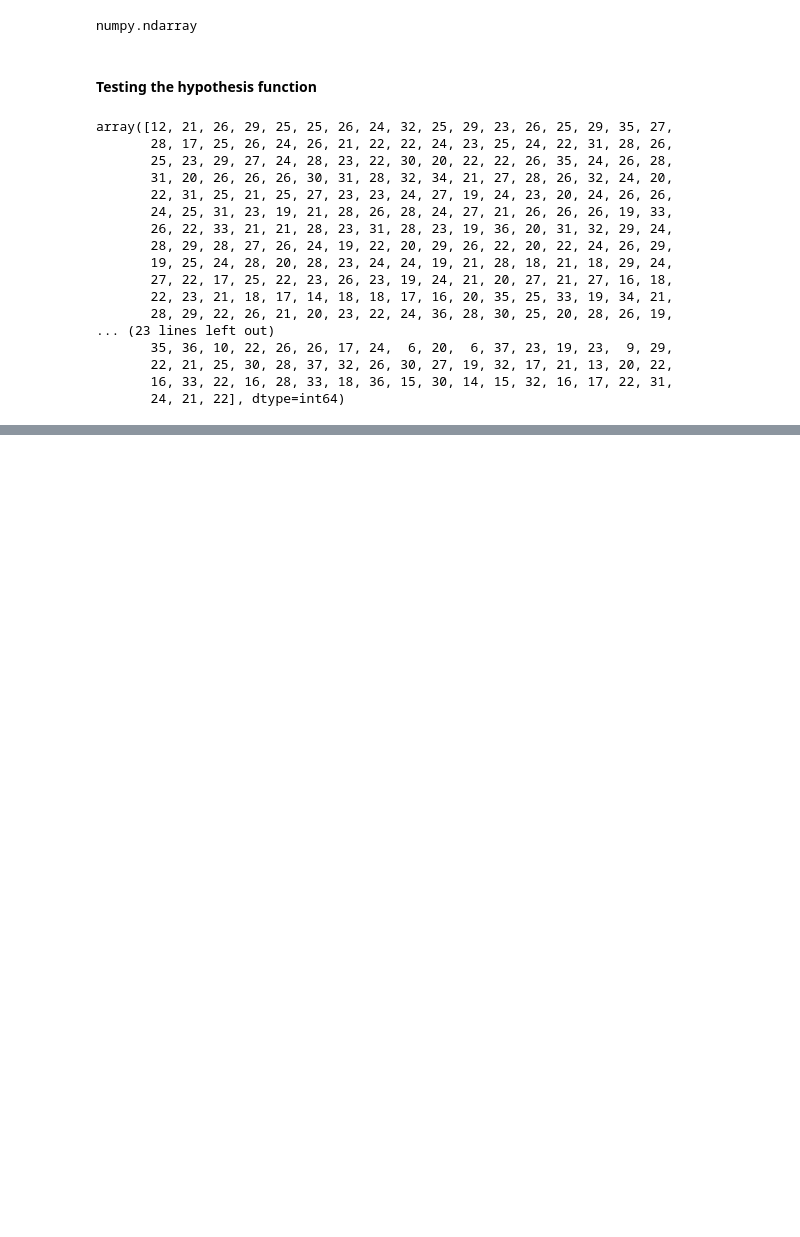
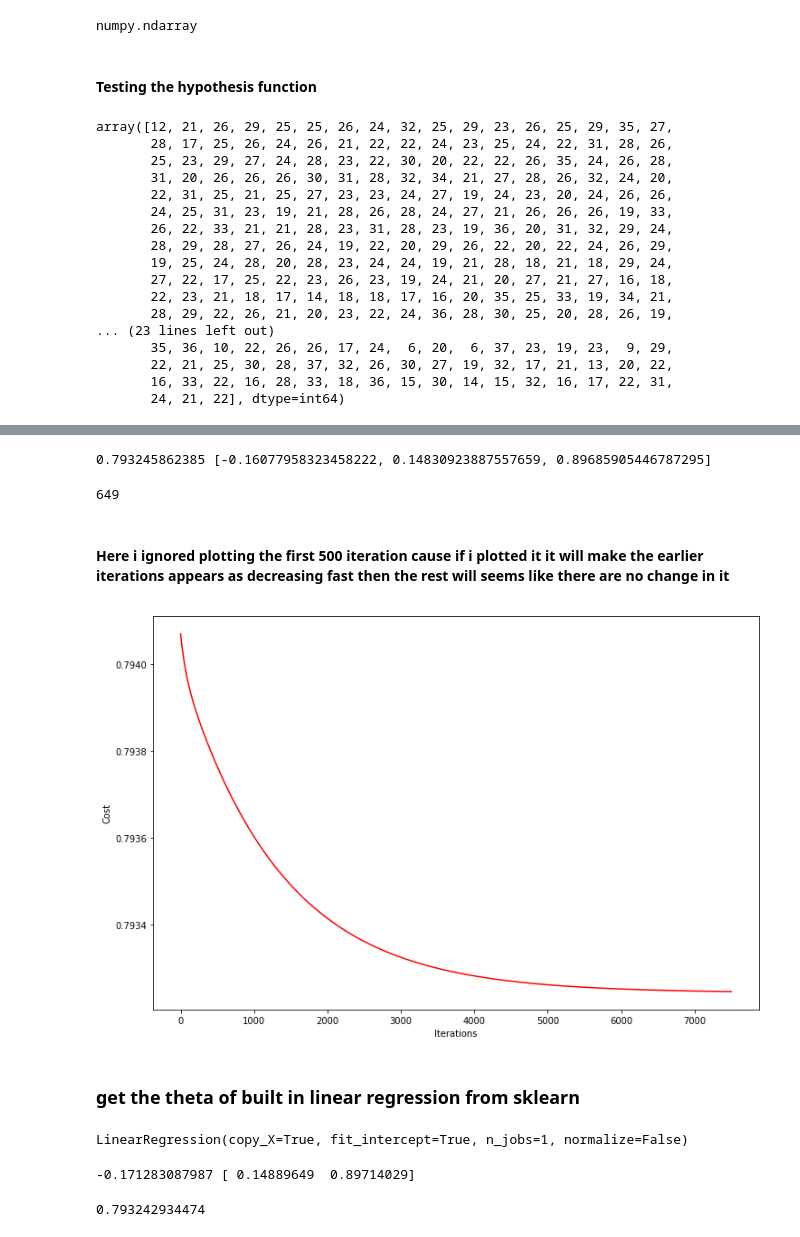
Before and after one commit to anasserhussien/ML, a Jupyter notebook: multivariate linear regression.ipynb, the cells around one changed output, grey strips where cells are left out. Cells and saved outputs as stored; diff of their text form; code cells hidden in the pictures; blank space fills up the shorter version.

Commit message:
gradient descent implemented and tested

```diff
--- a/multivariate linear regression.ipynb
+++ b/multivariate linear regression.ipynb
@@ -68,7 +68,7 @@ array([[ 1,  0, 11],
        [ 1, 10, 10],
        [ 1, 10, 11]], dtype=int64)
 # %%
-ground_truth_matrix = Y.values
+ground_truth_matrix = Y['G3'].as_matrix()
 type(ground_truth_matrix)
 # %% [output]
 numpy.ndarray
@@ -96,0 +119,31 @@ array([12, 21, 26, 29, 25, 25, 26, 24, 32, 25, 29, 23, 26, 25, 29, 35, 27,
+# %%
+def getGradient(X, Y, theta, alpha, num_iter):
+    cost_history = []
+    for i in xrange(num_iter):
+        H = getHypothesis(X, theta)
+        for j in xrange(len(theta)):
+            theta[j] = theta[j] - ( alpha * (sum((H-Y) * X[:,j])/len(Y)))
+        cost_history.append(getCost(X,Y,theta))
+    return theta, cost_history
+# %%
+(T, history) = getGradient( train_matrix, ground_truth_matrix, [0,0,0], .007, 8000)
+# %%
+print history[-1], T
+# %% [output]
+0.793245862385 [-0.16077958323458222, 0.14830923887557659, 0.89685905446787295]
+# %%
+len(train_matrix[:,0])
+# %% [output]
+649
+# %% [markdown]
+#### Here i ignored plotting the first 500 iteration cause if i plotted it it will make the earlier iterations appears as decreasing fast then the rest will seems like there are no change in it
+# %%
+fig, ax = plt.subplots(figsize=(12,8))
+ax.plot(xrange(8000-500),history[500:], 'r')
+ax.set_xlabel('Iterations')
+ax.set_ylabel('Cost')
+fig
+# %% [output]
+[figure, added]
+# %% [markdown]
+### get the theta of built in linear regression from sklearn
@@ -96,0 +153,12 @@ array([12, 21, 26, 29, 25, 25, 26, 24, 32, 25, 29, 23, 26, 25, 29, 35, 27,
+# %%
+model.fit(df[['G1','G2']], df['G3'])
+# %% [output]
+LinearRegression(copy_X=True, fit_intercept=True, n_jobs=1, normalize=False)
+# %%
+print model.intercept_, model.coef_
+# %% [output]
+-0.171283087987 [ 0.14889649  0.89714029]
+# %%
+print getCost(train_matrix, ground_truth_matrix, [-0.171283087987, 0.14889649,0.89714029])
+# %% [output]
+0.793242934474
```
Also changed, not shown: parts of 11 cells of this notebook.
